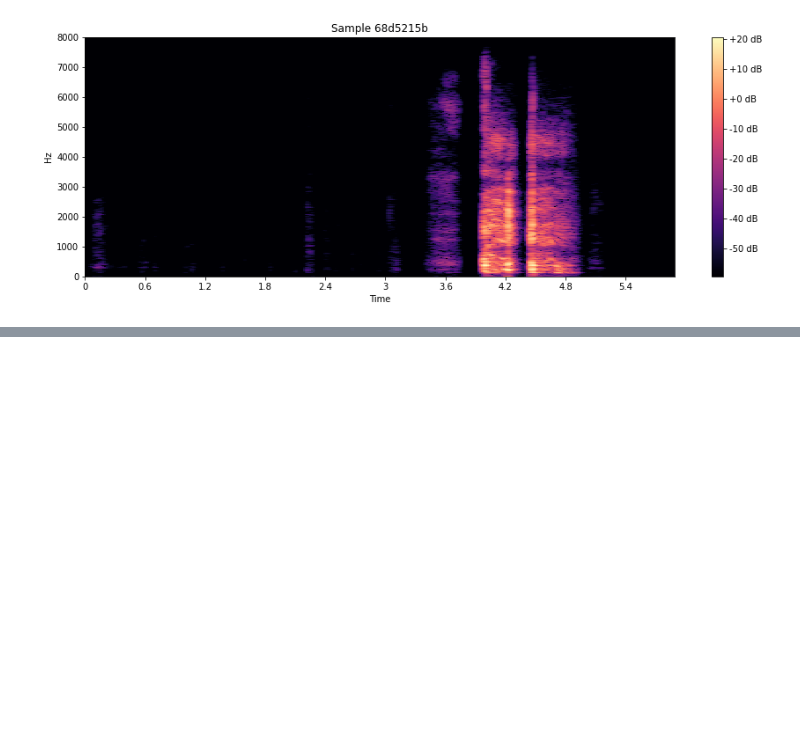
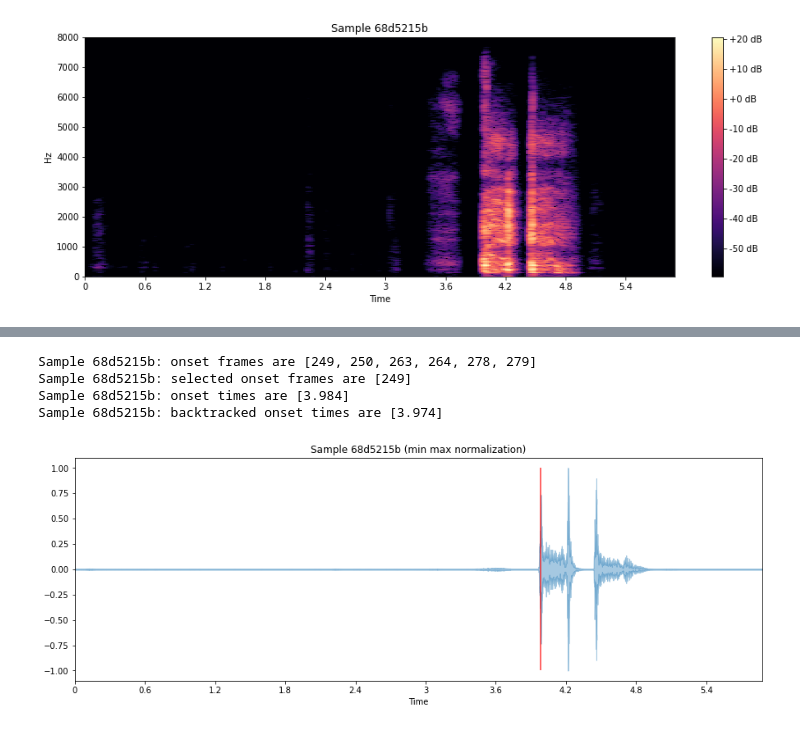
Before and after one commit to alicelovestocode/cough-segmentation, a Jupyter notebook: src/example.ipynb, the cells around one changed output, grey strips where cells are left out. Cells and saved outputs as stored; diff of their text form; code cells hidden in the pictures; blank space fills up the shorter version.

```diff
--- a/src/example.ipynb
+++ b/src/example.ipynb
@@ -131,0 +152,8 @@ display_spectrogram(cough_filenames[0])
+# %%
+cough_segmenter.run_onset_offset_detection_diagnostics(cough_filenames[:1], debug=True)
+# %% [output]
+Sample 68d5215b: onset frames are [249, 250, 263, 264, 278, 279]
+Sample 68d5215b: selected onset frames are [249]
+Sample 68d5215b: onset times are [3.984]
+Sample 68d5215b: backtracked onset times are [3.974]
+[figure, added]
```
Also changed, not shown: parts of 6 cells of this notebook.
